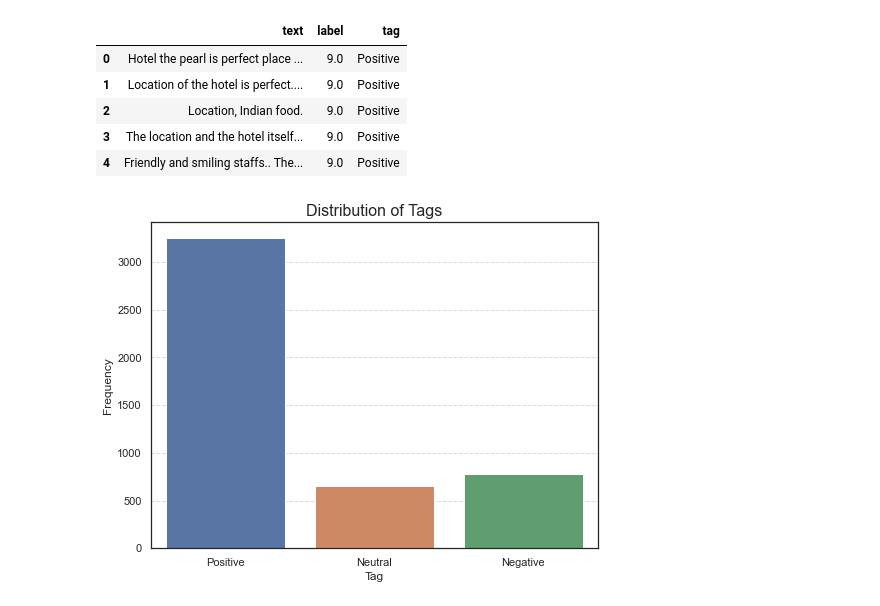
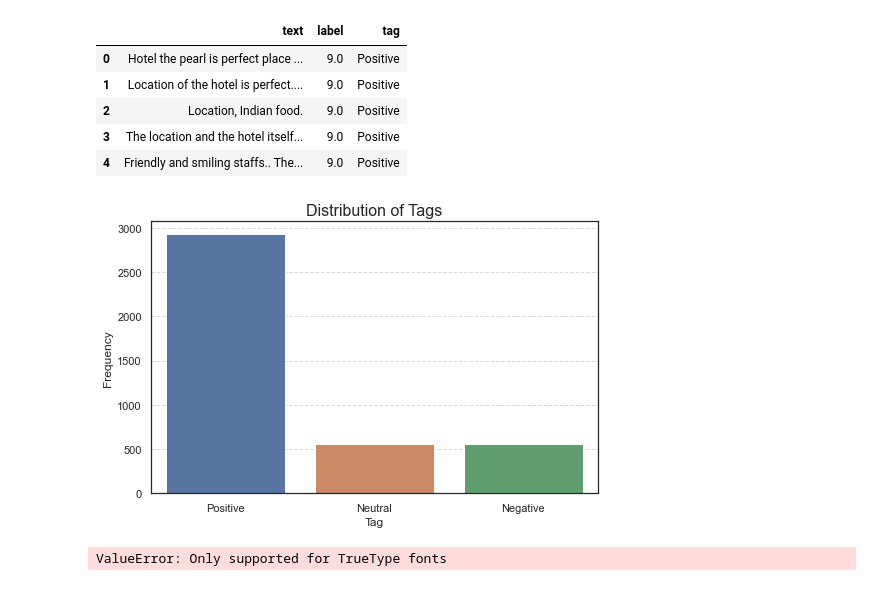
Before and after one commit to YixuanLi-212/Exploratory-Data-Analysis, a Jupyter notebook: Sentiment-Analysis/Hotel-Reviews-Analysis/Hotel_review_sentiment analysis.ipynb, the cells around one changed output. Cells and saved outputs as stored; diff of their text form; code cells hidden in the pictures.

```diff
--- a/Sentiment-Analysis/Hotel-Reviews-Analysis/Hotel_review_sentiment analysis.ipynb
+++ b/Sentiment-Analysis/Hotel-Reviews-Analysis/Hotel_review_sentiment analysis.ipynb
@@ -100,7 +105,7 @@ bar_chart(df, 'Rating_attribute')
 ### Sentiment Analysis
 # %%
 # Create a new dataframe only with review_text and rating
-df_reviews = df[['Review_Text','Rating(Out of 10)']].copy()\
+df_reviews = df[['Review_Text','Rating(Out of 10)']].copy().drop_duplicates()\
     .rename(columns = {"Review_Text": "text", "Rating(Out of 10)": "label"})
 df_reviews
 # %% [output]
@@ -181,14 +186,34 @@ See the caveats in the documentation: https://pandas.pydata.org/pandas-docs/stab
 | 4 | Friendly and smiling staffs.. The... | 9.0 | Positive |
 # %%
 # Viz
-plt.figure(figsize = (8,6))
+plt.figure(figsize = (8, 5))
 sns.countplot(x = 'tag', data = df_reviews)
 
 plt.title("Distribution of Tags", fontsize = 16)
 plt.xlabel('Tag')
 plt.ylabel('Frequency')
 plt.grid(axis='y', linestyle='--', alpha=0.7)
 
 plt.show()
 # %% [output]
-[figure, old version]
+[figure, new version]
+# %%
+# Wordcloud - sentiment positive
+df_reviews1 = df_reviews[df_reviews['tag'] == 'Positive']
+
+words = ' '.join(df_reviews['text'].astype(str))
+cleaned_word = ' '.join([word for word in words.split() if not word.startswith('@')])
+
+wordcloud = WordCloud(
+    background_color = 'black',
+    stopwords = STOPWORDS,
+    width = 300,
+    height = 2500,
+    font_path = "/System/Library/Fonts/Supplemental/Andale Mono.ttf"
+    ).generate(''.join(cleaned_word))
+
+plt.imshow(wordcloud)
+plt.axis('off')
+plt.show()
+# %% [output]
+ValueError: Only supported for TrueType fonts
```
Also changed, not shown: parts of 7 cells of this notebook, 1 other file.
